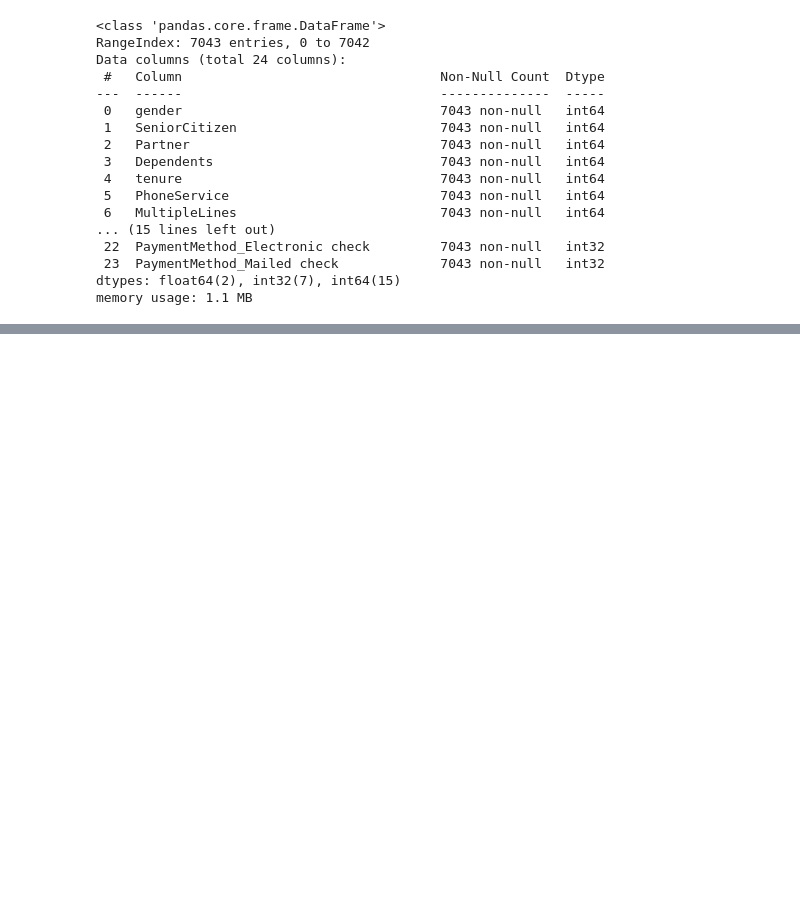
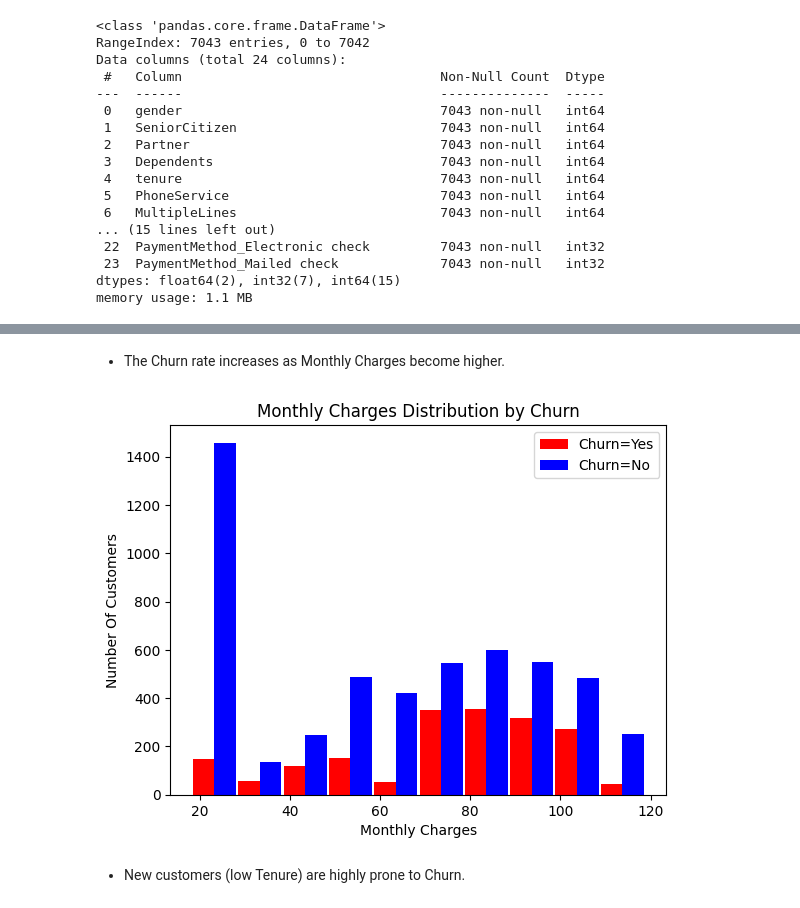
Before and after one commit to 77mostafaayman77/Telecom-Churn-Prediction, a Jupyter notebook: notebooks/EDA.ipynb, the cells around one changed output, grey strips where cells are left out. Drawn from its saved outputs; the diff is of its cells as text; code cells hidden in the pictures; blank space fills up the shorter version.

```diff
--- a/notebooks/EDA.ipynb
+++ b/notebooks/EDA.ipynb
@@ -255,0 +296,17 @@ memory usage: 1.1 MB
+# %% [markdown]
+- The Churn rate increases as Monthly Charges become higher.
+# %%
+mc_churn_yes = df[df.Churn == 1].MonthlyCharges
+mc_churn_no = df[df.Churn == 0].MonthlyCharges
+
+plt.xlabel("Monthly Charges")
+plt.ylabel("Number Of Customers")
+plt.title('Monthly Charges Distribution by Churn')
+
+plt.hist([mc_churn_yes, mc_churn_no], rwidth=0.95, color=['red','blue'],label=['Churn=Yes','Churn=No'])
+plt.legend()
+plt.show()
+# %% [output]
+[figure, added]
+# %% [markdown]
+- New customers (low Tenure) are highly prone to Churn.
```
Also changed, not shown: parts of 4 cells of this notebook.
